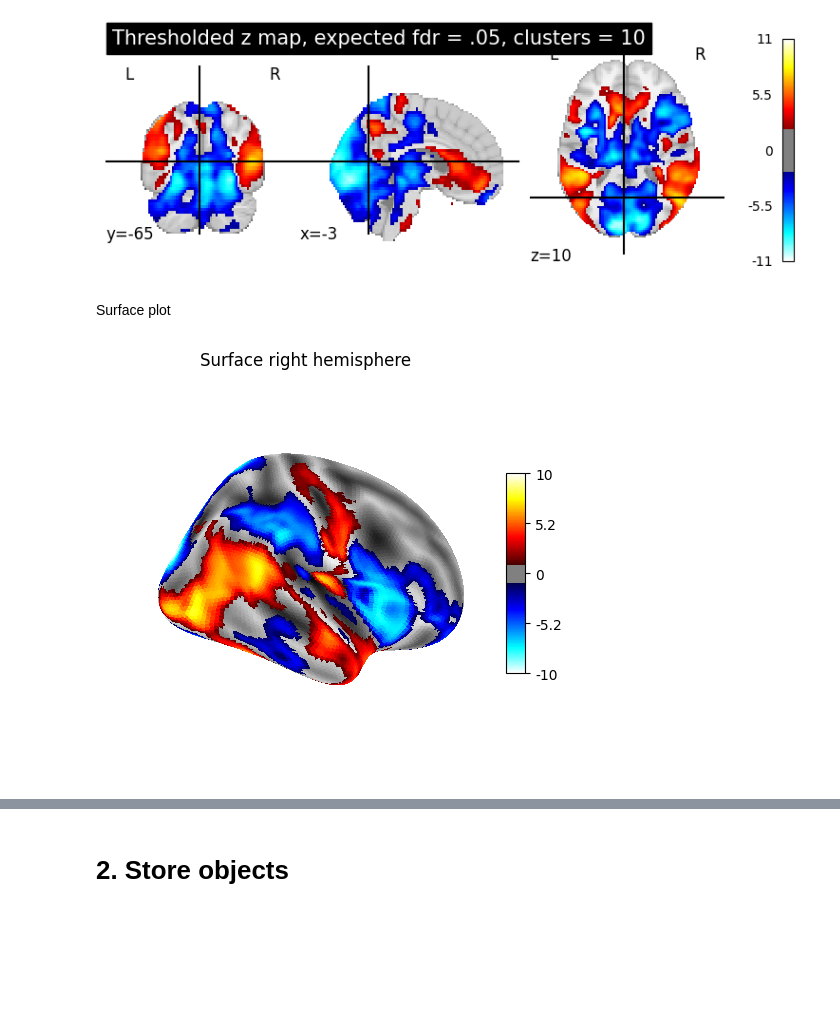
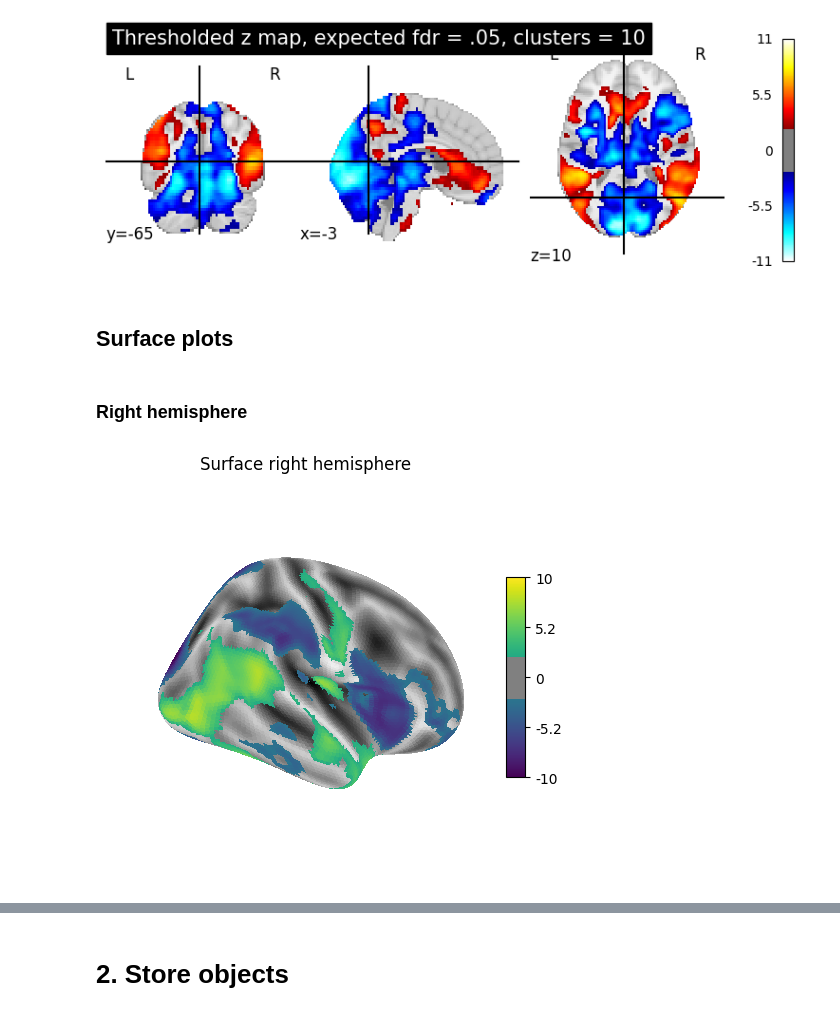
Before and after one commit to dominikpegler/tewa2-neuroimaging, a Jupyter notebook: assignments/Group assignment/Group assignment.ipynb, the cells around one changed output, grey strips where cells are left out. Drawn from its saved outputs; the diff is of its cells as text; code cells hidden in the pictures; blank space fills up the shorter version.

Commit message:
added multi view surface plots

```diff
--- a/assignments/Group assignment/Group assignment.ipynb
+++ b/assignments/Group assignment/Group assignment.ipynb
@@ -203,4 +203,4 @@ plotting.plot_stat_map(
 <nilearn.plotting.displays._slicers.OrthoSlicer at 0x...>
 [figure]
 # %% [markdown]
-Surface plot
+## Surface plots
@@ -213,13 +207,23 @@ texture = surface.vol_to_surf(thresholded_map, fsaverage.pial_right)
-# %%
-fig = plotting.plot_surf_stat_map(
-    fsaverage.infl_right,
-    texture,
-    hemi="right",
-    title="Surface right hemisphere",
-    colorbar=True,
-    threshold=1.0,
-    bg_map=fsaverage.sulc_right,
-)
-fig.show()
-# %% [output]
-[figure, removed]
+# %%
+from nilearn import surface
+from nilearn import datasets
+
+fsaverage = datasets.fetch_surf_fsaverage()
+texture_right = surface.vol_to_surf(thresholded_map, fsaverage.pial_right)
+texture_left = surface.vol_to_surf(thresholded_map, fsaverage.pial_left)
+# %% [markdown]
+### Right hemisphere
+# %%
+fig = plotting.plot_surf_stat_map(
+    fsaverage.infl_right,
+    texture_right,
+    hemi="right",
+    title="Surface right hemisphere",
+    colorbar=True,
+    threshold=threshold,
+    bg_map=fsaverage.sulc_right,
+    cmap="viridis",
+)
+fig.show()
+# %% [output]
+[figure, added]
```
Also changed, not shown: parts of 7 cells of this notebook.
